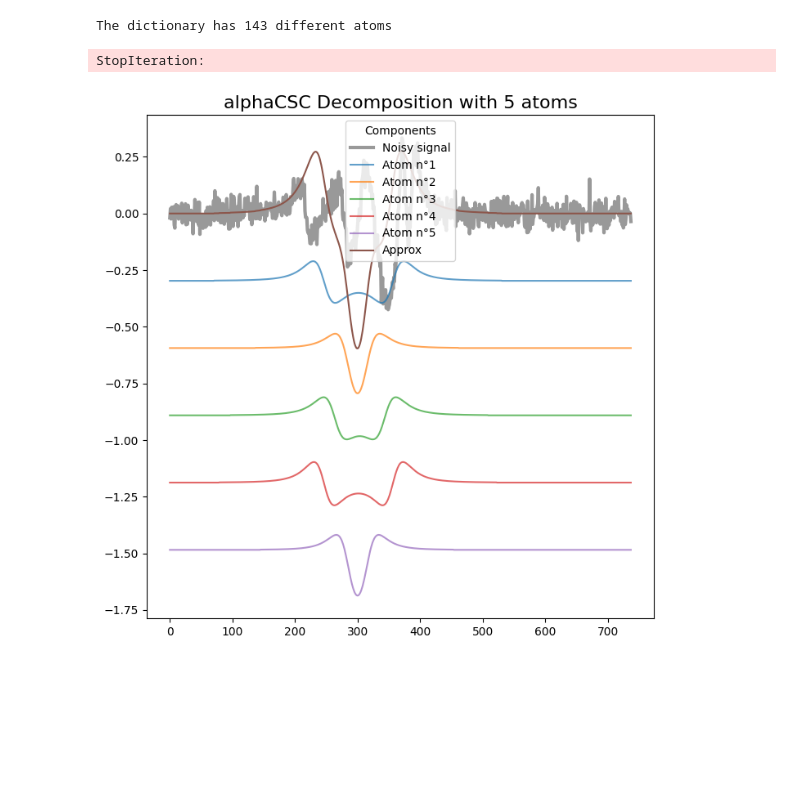
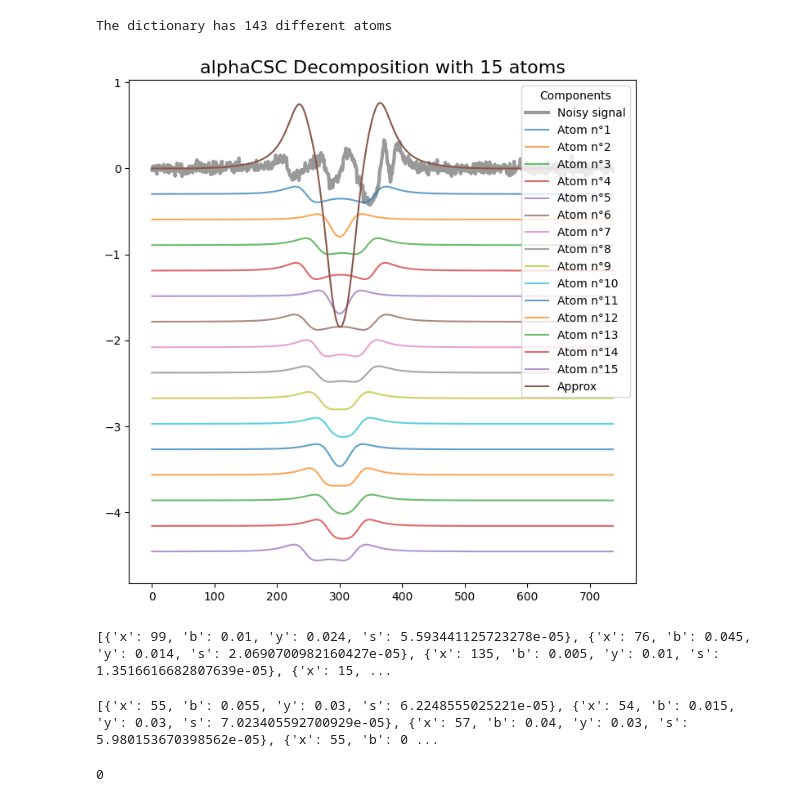
Before and after one commit to yanisgomes/csc, a Jupyter notebook: examples/test_alphaCSC.ipynb, the cells around one changed output. Drawn from its saved outputs; the diff is of its cells as text; code cells hidden in the pictures; blank space fills up the shorter version.

Commit message:
constrained signals commit

```diff
--- a/examples/test_alphaCSC.ipynb
+++ b/examples/test_alphaCSC.ipynb
@@ -42,9 +42,8 @@ with open(path_to_signals_db, 'r') as f:
             output_data = json.load(f)
             signals_results = output_data['signals']
 
-id0 = next(x['id'] for x in signals_results if x['sparsity'] == 10 and x['snr'] == 10)
+SPARSITY = 5
+id0 = next(x['id'] for x in signals_results if x['sparsity'] == SPARSITY and x['snr'] == 10)
-# %% [output]
-StopIteration:
 # %%
 signal_id = id0
 signal_dict = workbench.signalDictFromId(signal_id)
@@ -52,4 +50,18 @@ signal_dict = workbench.signalDictFromId(signal_id)
 # %%
-workbench.plotAlphaCSCDecomposition(signal_dict, sparsity=5)
+workbench.plotAlphaCSCDecomposition(signal_dict, sparsity=SPARSITY+10)
 # %% [output]
-[figure, old version]
+[figure, new version]
+# %%
+true_atoms = signal_dict['atoms']
+print(true_atoms)
+# %% [output]
+[{'x': 99, 'b': 0.01, 'y': 0.024, 's': 5.593441125723278e-05}, {'x': 76, 'b': 0.045, 'y': 0.014, 's': 2.0690700982160427e-05}, {'x': 135, 'b': 0.005, 'y': 0.01, 's': 1.3516616682807639e-05}, {'x': 15, ...
+# %%
+l1_approx_atoms = dictionary.alphaCSCResultFromDict(signal_dict, nb_activations=SPARSITY+10)
+print(l1_approx_atoms)
+# %% [output]
+[{'x': 55, 'b': 0.055, 'y': 0.03, 's': 6.2248555025221e-05}, {'x': 54, 'b': 0.015, 'y': 0.03, 's': 7.023405592700929e-05}, {'x': 57, 'b': 0.04, 'y': 0.03, 's': 5.980153670398562e-05}, {'x': 55, 'b': 0 ...
+# %%
+workbench.computeMaxTruePositives(true_atoms, l1_approx_atoms, pos_err_threshold=10, corr_err_threshold=0.7)
+# %% [output]
+0
```
Also changed, not shown: parts of 1 cell of this notebook, 3 other files.
